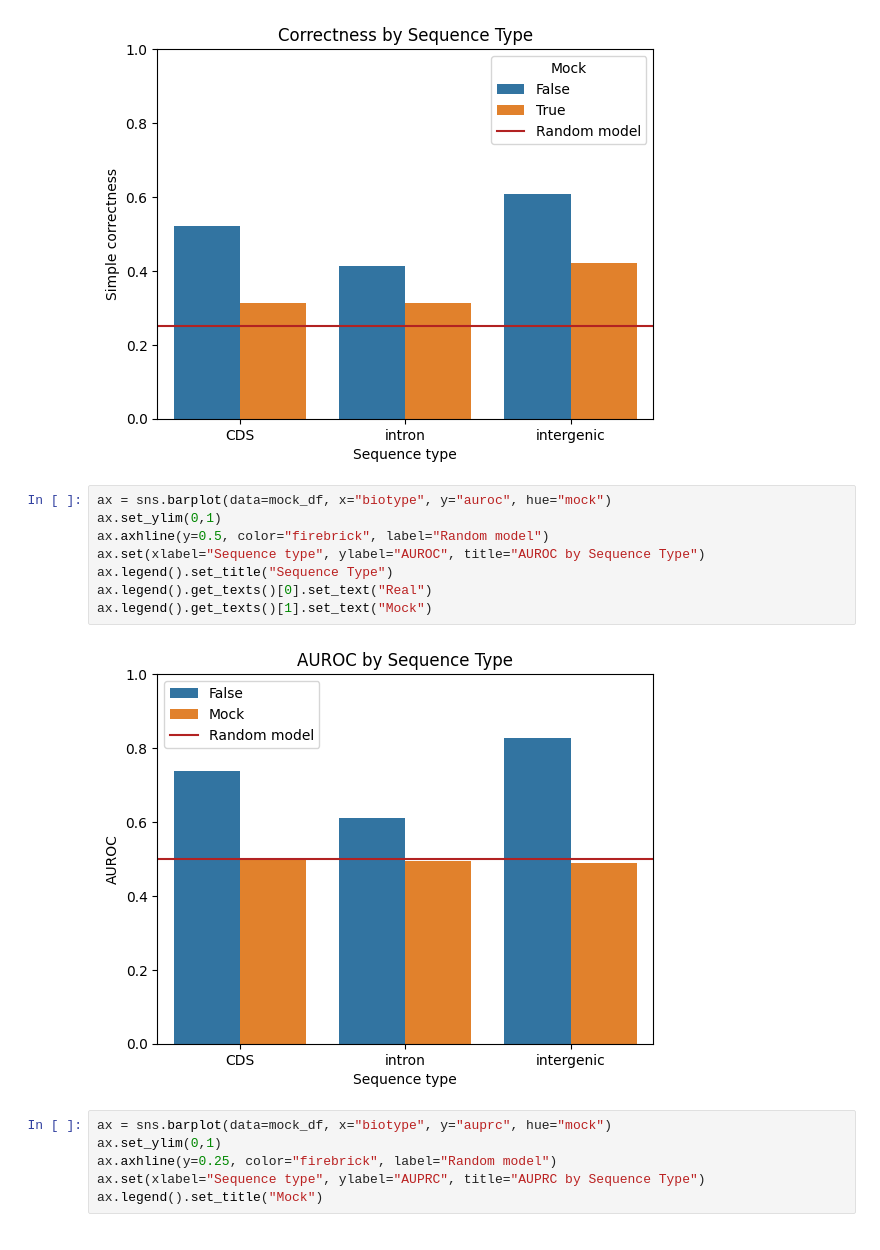
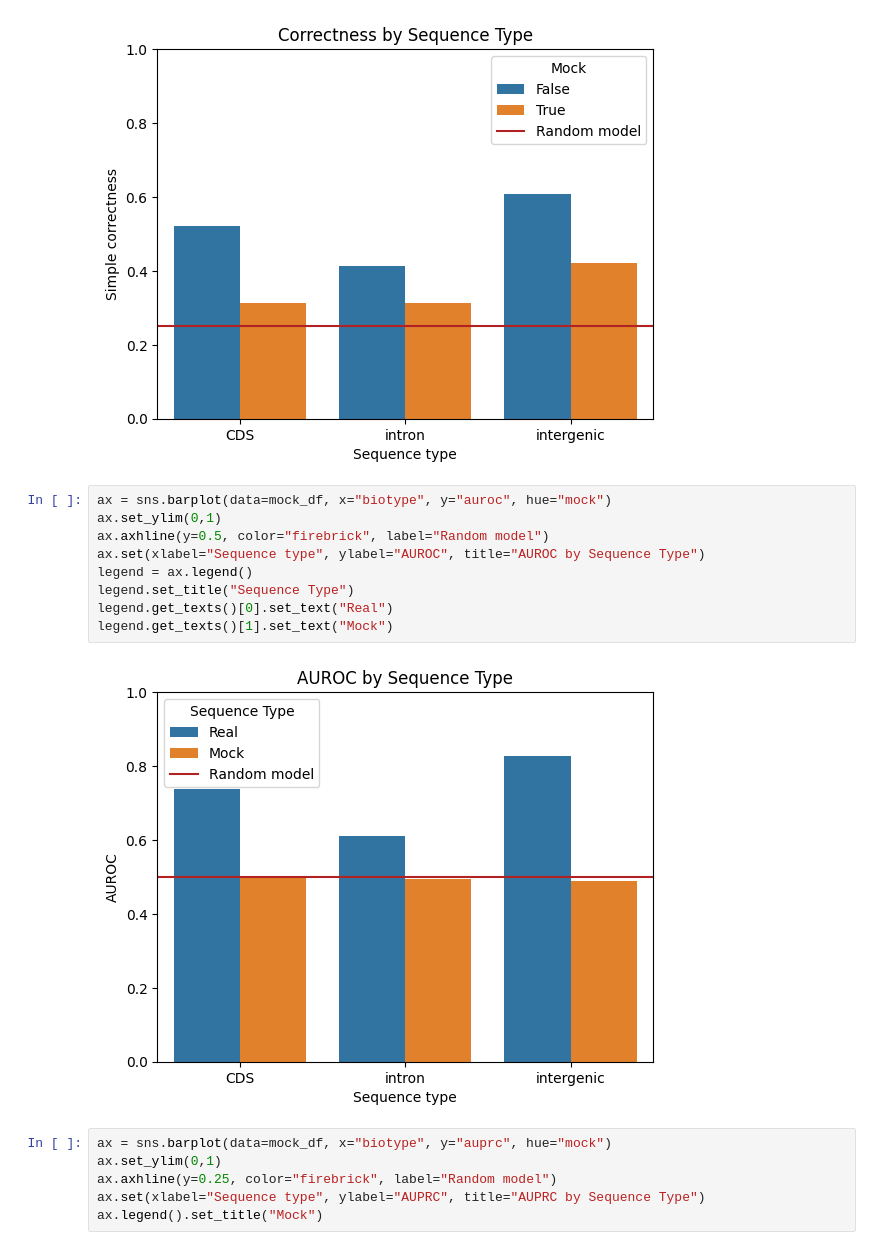
Before and after one commit to itrujnara/genomes-project, a Jupyter notebook: notebooks/evo_auroc.ipynb, the cells around one changed output. Drawn from its saved outputs; the diff is of its cells as text.

```diff
--- a/notebooks/evo_auroc.ipynb
+++ b/notebooks/evo_auroc.ipynb
@@ -298,13 +298,14 @@ ax.legend().set_title("Mock")
 # %%
 ax = sns.barplot(data=mock_df, x="biotype", y="auroc", hue="mock")
 ax.set_ylim(0,1)
 ax.axhline(y=0.5, color="firebrick", label="Random model")
 ax.set(xlabel="Sequence type", ylabel="AUROC", title="AUROC by Sequence Type")
-ax.legend().set_title("Sequence Type")
-ax.legend().get_texts()[0].set_text("Real")
-ax.legend().get_texts()[1].set_text("Mock")
+legend = ax.legend()
+legend.set_title("Sequence Type")
+legend.get_texts()[0].set_text("Real")
+legend.get_texts()[1].set_text("Mock")
 # %% [output]
-[figure, old version]
+[figure, new version]
 # %%
 ax = sns.barplot(data=mock_df, x="biotype", y="auprc", hue="mock")
 ax.set_ylim(0,1)
```
Also changed, not shown: 1 other file.
